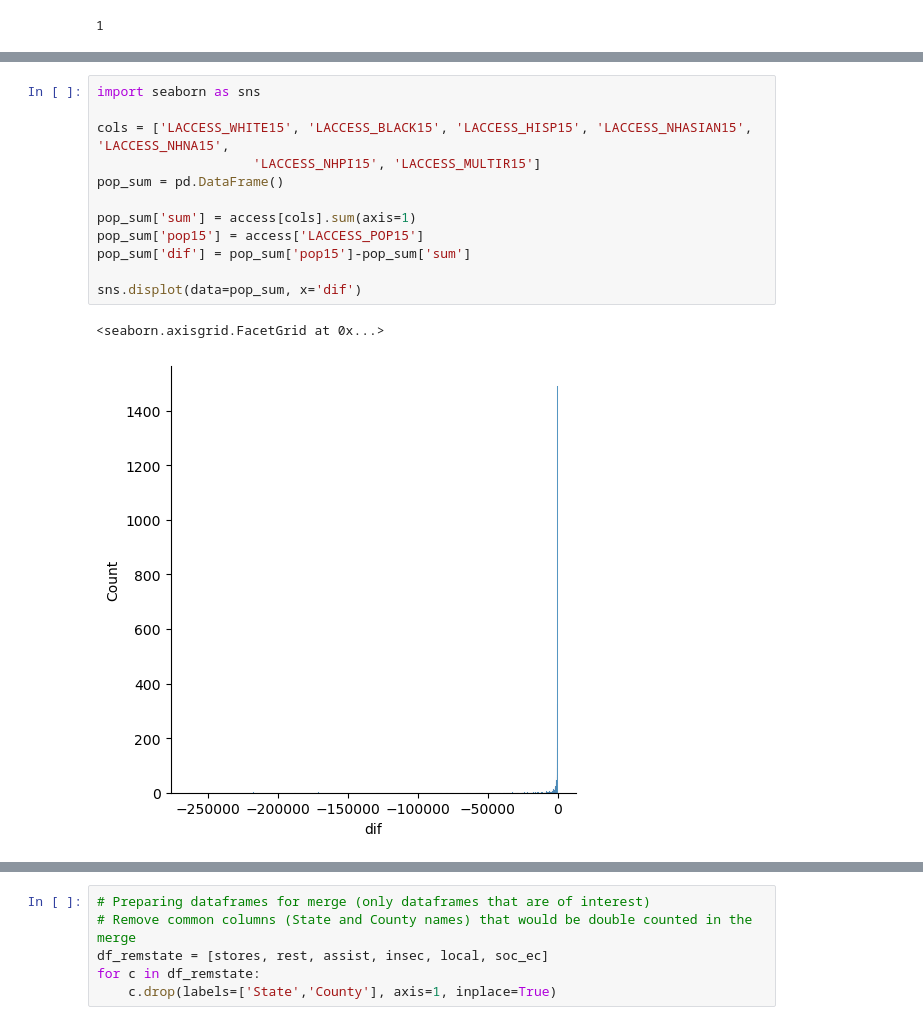
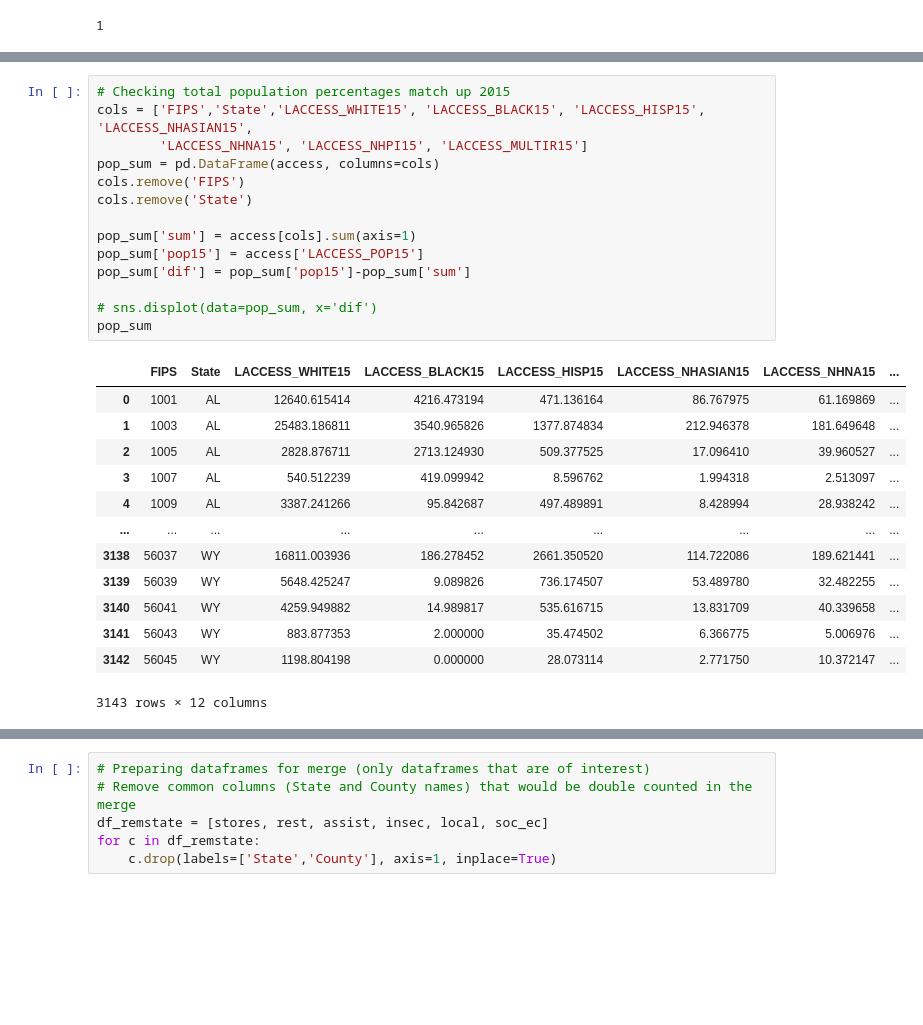
Before and after one commit to tsherpa9/capstone, a Jupyter notebook: src/Preprocessing.ipynb, the cells around one changed output, grey strips where cells are left out. Saved outputs shown, nothing was run; the diff lists cells and outputs as text; blank space fills up the shorter version.

```diff
--- a/src/Preprocessing.ipynb
+++ b/src/Preprocessing.ipynb
@@ -84,16 +110,29 @@ local['FIPS'] = pd.to_numeric(local['FIPS']).astype('int64')  #change to int64
 # %%
-import seaborn as sns
-
-cols = ['LACCESS_WHITE15', 'LACCESS_BLACK15', 'LACCESS_HISP15', 'LACCESS_NHASIAN15', 'LACCESS_NHNA15',
-                    'LACCESS_NHPI15', 'LACCESS_MULTIR15']
-pop_sum = pd.DataFrame()
+# Checking total population percentages match up 2015
+cols = ['FIPS','State','LACCESS_WHITE15', 'LACCESS_BLACK15', 'LACCESS_HISP15', 'LACCESS_NHASIAN15',
+        'LACCESS_NHNA15', 'LACCESS_NHPI15', 'LACCESS_MULTIR15']
+pop_sum = pd.DataFrame(access, columns=cols)
+cols.remove('FIPS')
+cols.remove('State')
 
 pop_sum['sum'] = access[cols].sum(axis=1)
 pop_sum['pop15'] = access['LACCESS_POP15']
 pop_sum['dif'] = pop_sum['pop15']-pop_sum['sum']
 
-sns.displot(data=pop_sum, x='dif')
+# sns.displot(data=pop_sum, x='dif')
+pop_sum
 # %% [output]
+|  | FIPS | State | LACCESS_WHITE15 | LACCESS_BLACK15 | LACCESS_HISP15 | LACCESS_NHASIAN15 | LACCESS_NHNA15 | ... |
+| 0 | 1001 | AL | 12640.615414 | 4216.473194 | 471.136164 | 86.767975 | 61.169869 | ... |
+| 1 | 1003 | AL | 25483.186811 | 3540.965826 | 1377.874834 | 212.946378 | 181.649648 | ... |
+| 2 | 1005 | AL | 2828.876711 | 2713.124930 | 509.377525 | 17.096410 | 39.960527 | ... |
+| 3 | 1007 | AL | 540.512239 | 419.099942 | 8.596762 | 1.994318 | 2.513097 | ... |
+| 4 | 1009 | AL | 3387.241266 | 95.842687 | 497.489891 | 8.428994 | 28.938242 | ... |
+| ... | ... | ... | ... | ... | ... | ... | ... | ... |
+| 3138 | 56037 | WY | 16811.003936 | 186.278452 | 2661.350520 | 114.722086 | 189.621441 | ... |
+| 3139 | 56039 | WY | 5648.425247 | 9.089826 | 736.174507 | 53.489780 | 32.482255 | ... |
+| 3140 | 56041 | WY | 4259.949882 | 14.989817 | 535.616715 | 13.831709 | 40.339658 | ... |
+| 3141 | 56043 | WY | 883.877353 | 2.000000 | 35.474502 | 6.366775 | 5.006976 | ... |
+| 3142 | 56045 | WY | 1198.804198 | 0.000000 | 28.073114 | 2.771750 | 10.372147 | ... |
-<seaborn.axisgrid.FacetGrid at 0x...>
+3143 rows × 12 columns
-[figure, removed]
 # %%
```
Also changed, not shown: parts of 26 cells of this notebook.
